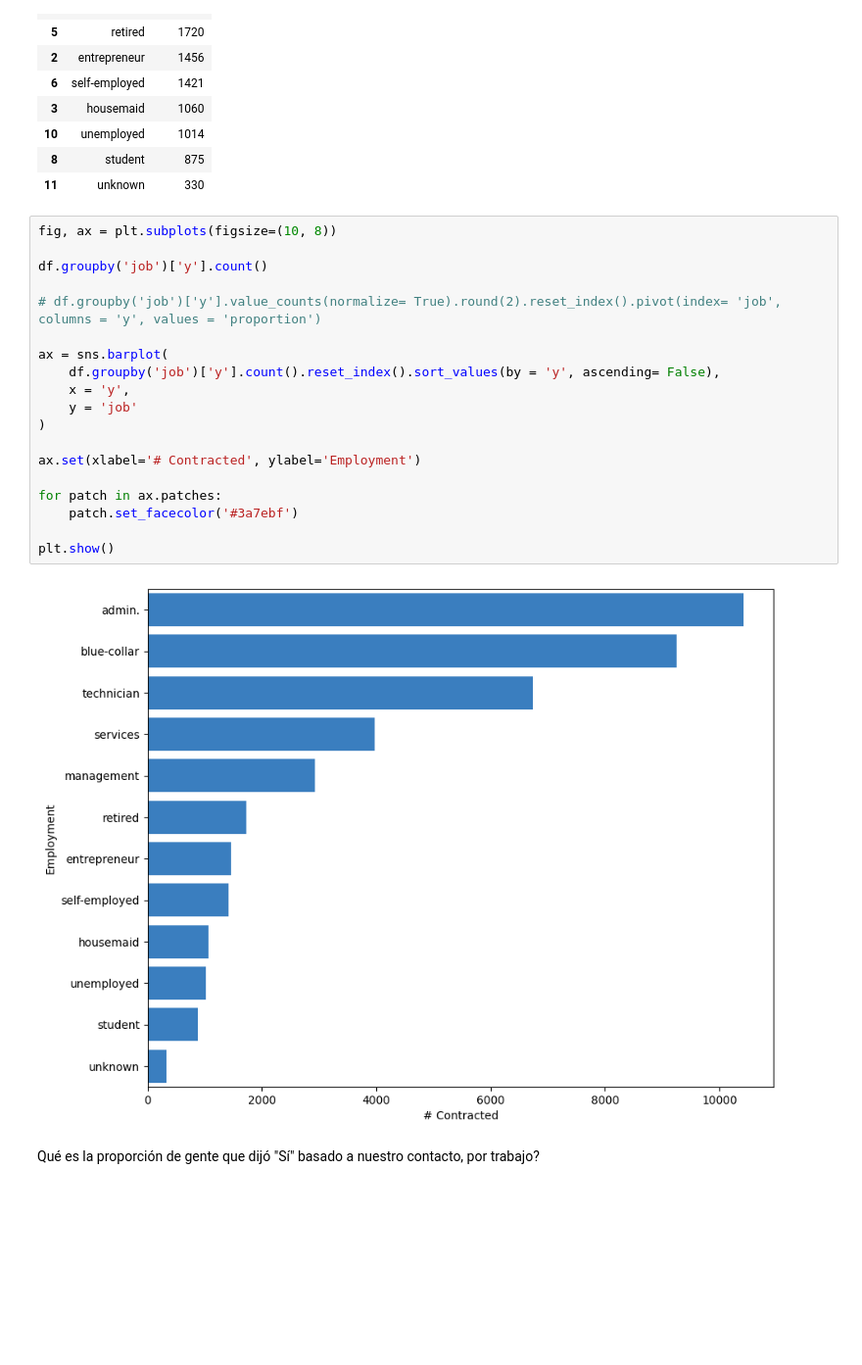
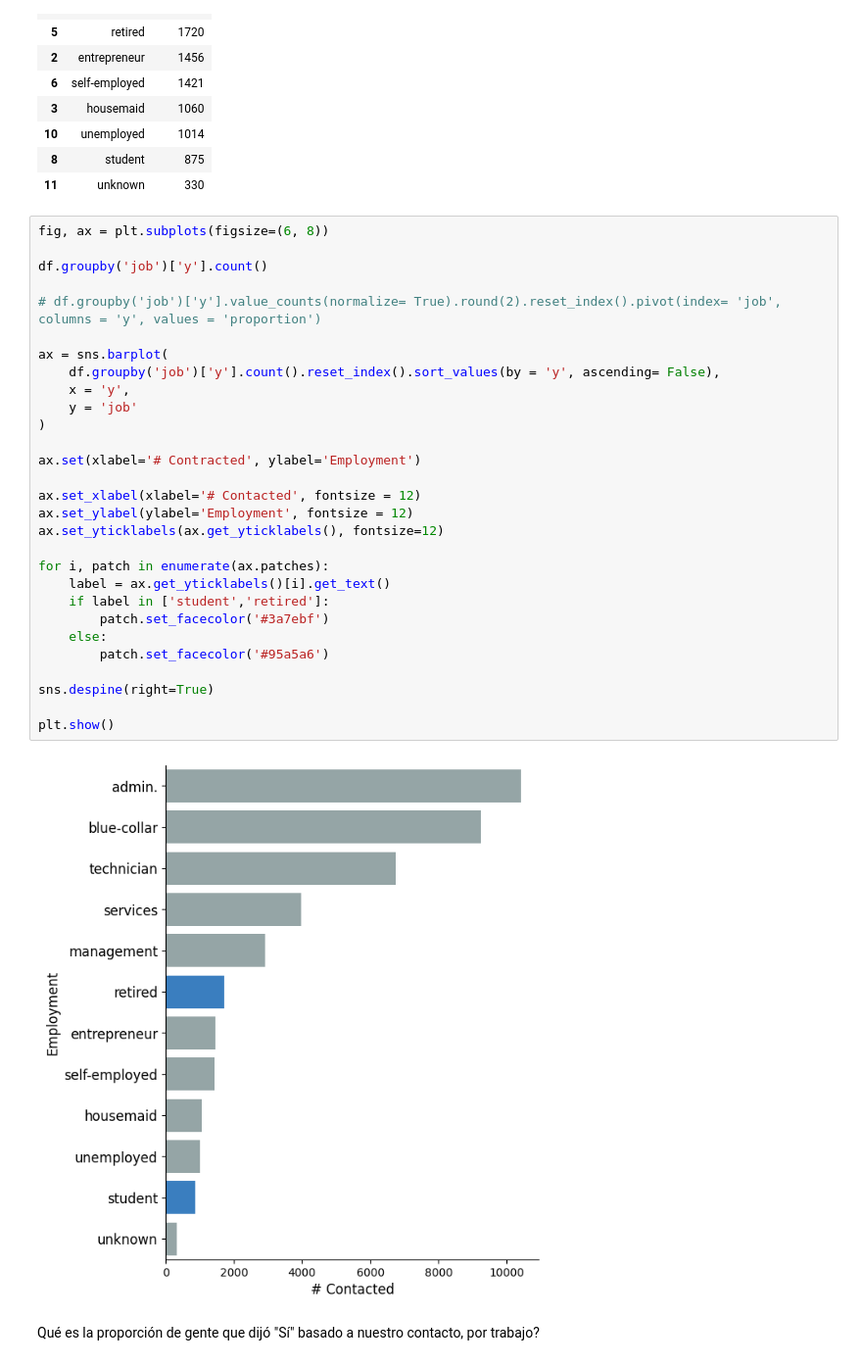
Before and after one commit to diegodelarubia/Trabajo_Final_Master-TFM-, a Jupyter notebook: TFM_Fintech/TFM_Final/main.ipynb, the cells around one changed output. Shown at 98% size. Drawn from its saved outputs; the diff is of its cells as text; blank space fills up the shorter version.

```diff
--- a/TFM_Fintech/TFM_Final/main.ipynb
+++ b/TFM_Fintech/TFM_Final/main.ipynb
@@ -544,26 +544,36 @@ df.groupby('job')['y'].count().reset_index().rename({'y':'contacts'}, axis = 'co
 | 8 | student | 875 |
 | 11 | unknown | 330 |
 # %%
-fig, ax = plt.subplots(figsize=(10, 8))
+fig, ax = plt.subplots(figsize=(6, 8))
 
 df.groupby('job')['y'].count()
 
 # df.groupby('job')['y'].value_counts(normalize= True).round(2).reset_index().pivot(index= 'job', columns = 'y', values = 'proportion')
 
 ax = sns.barplot(
     df.groupby('job')['y'].count().reset_index().sort_values(by = 'y', ascending= False),
     x = 'y',
     y = 'job'
 )
 
 ax.set(xlabel='# Contracted', ylabel='Employment')
 
-for patch in ax.patches:
-    patch.set_facecolor('#3a7ebf')
+ax.set_xlabel(xlabel='# Contacted', fontsize = 12)
+ax.set_ylabel(ylabel='Employment', fontsize = 12)
+ax.set_yticklabels(ax.get_yticklabels(), fontsize=12)
+
+for i, patch in enumerate(ax.patches):
+    label = ax.get_yticklabels()[i].get_text()
+    if label in ['student','retired']:
+        patch.set_facecolor('#3a7ebf')
+    else:
+        patch.set_facecolor('#95a5a6')
+
+sns.despine(right=True)
 
 plt.show()
 # %% [output]
-[figure, old version]
+[figure, new version]
 # %% [markdown]
 Qué es la proporción de gente que dijó "Sí" basado a nuestro contacto, por trabajo?
 # %%
```
Also changed, not shown: parts of 11 cells of this notebook, 1 other file.
